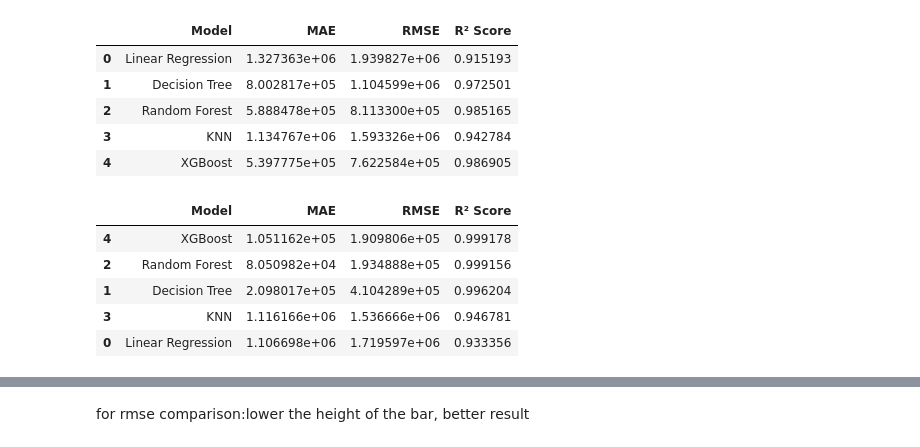
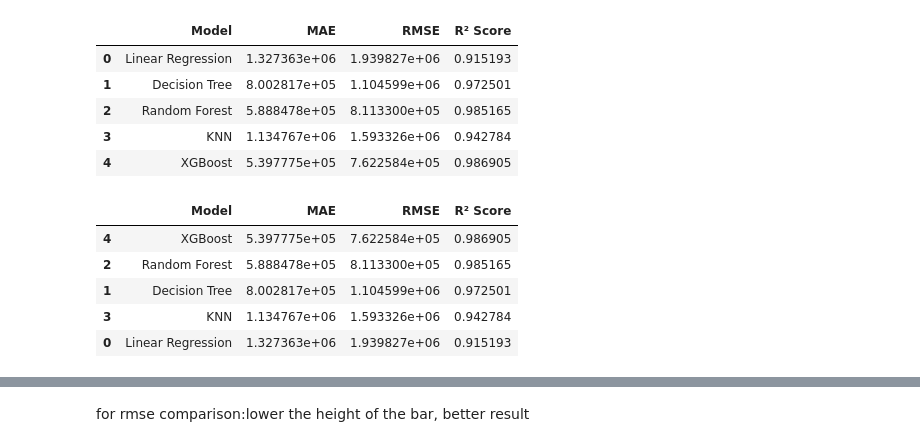
Before and after one commit to reeneojha/HOUSE_PREDICTION_ML, a Jupyter notebook: SI__PROJECT.ipynb, the cells around one changed output, grey strips where cells are left out. Saved outputs shown, nothing was run; the diff lists cells and outputs as text; code cells hidden in the pictures.

```diff
--- a/SI__PROJECT.ipynb
+++ b/SI__PROJECT.ipynb
@@ -280,0 +296,6 @@ After cleaning the dataset, the next step is to prepare it for machine learning.
+# %%
+
+for col in categorical_cols:
+    df[col] = df[col].str.title()
+
+print("Text standardized.")
@@ -514,28 +509,9 @@ def evaluate_model(y_true, predictions):
     return mae, rmse, r2
 # %%
-lr_mae, lr_rmse, lr_r2 = evaluate_model(
-    y_test,
-    lr_predictions
-)
-
-dt_mae, dt_rmse, dt_r2 = evaluate_model(
-    y_test,
-    dt_predictions
-)
-
-rf_mae, rf_rmse, rf_r2 = evaluate_model(
-    y_test,
-    rf_predictions
-)
-
-knn_mae, knn_rmse, knn_r2 = evaluate_model(
-    y_test,
-    knn_predictions
-)
-
-xgb_mae, xgb_rmse, xgb_r2 = evaluate_model(
-    y_test,
-    xgb_predictions
-)
+lr_mae, lr_rmse, lr_r2 = evaluate_model( y_test,lr_predictions)
+dt_mae, dt_rmse, dt_r2 = evaluate_model(y_test,dt_predictions)
+rf_mae, rf_rmse, rf_r2 = evaluate_model(y_test,rf_predictions)
+knn_mae, knn_rmse, knn_r2 = evaluate_model(y_test,knn_predictions)
+xgb_mae, xgb_rmse, xgb_r2 = evaluate_model(y_test,xgb_predictions)
 # %%
 results = pd.DataFrame({
@@ -607,17 +530,15 @@ results
 | 3 | KNN | 1.134767e+06 | 1.593326e+06 | 0.942784 |
 | 4 | XGBoost | 5.397775e+05 | 7.622584e+05 | 0.986905 |
 # %%
-results = results.sort_values(
-    by="RMSE"
-)
+results = results.sort_values(by="RMSE")
 
 results
 # %% [output]
 |  | Model | MAE | RMSE | R² Score |
-| 4 | XGBoost | 1.051162e+05 | 1.909806e+05 | 0.999178 |
-| 2 | Random Forest | 8.050982e+04 | 1.934888e+05 | 0.999156 |
-| 1 | Decision Tree | 2.098017e+05 | 4.104289e+05 | 0.996204 |
-| 3 | KNN | 1.116166e+06 | 1.536666e+06 | 0.946781 |
-| 0 | Linear Regression | 1.106698e+06 | 1.719597e+06 | 0.933356 |
+| 4 | XGBoost | 5.397775e+05 | 7.622584e+05 | 0.986905 |
+| 2 | Random Forest | 5.888478e+05 | 8.113300e+05 | 0.985165 |
+| 1 | Decision Tree | 8.002817e+05 | 1.104599e+06 | 0.972501 |
+| 3 | KNN | 1.134767e+06 | 1.593326e+06 | 0.942784 |
+| 0 | Linear Regression | 1.327363e+06 | 1.939827e+06 | 0.915193 |
 # %%
 best_model = results.iloc[0]["Model"]
```
Also changed, not shown: parts of 18 cells of this notebook.
